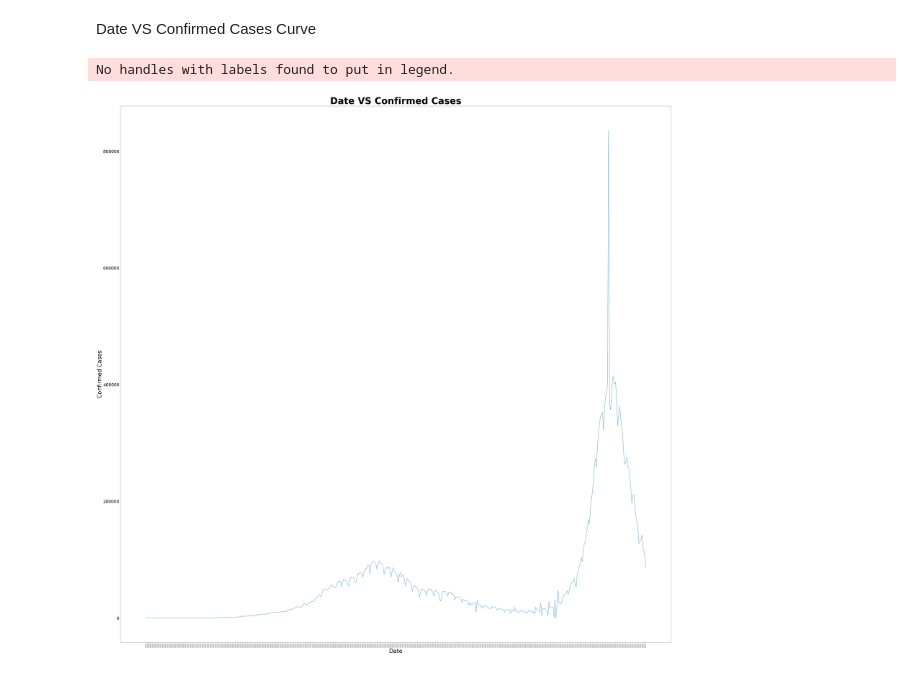
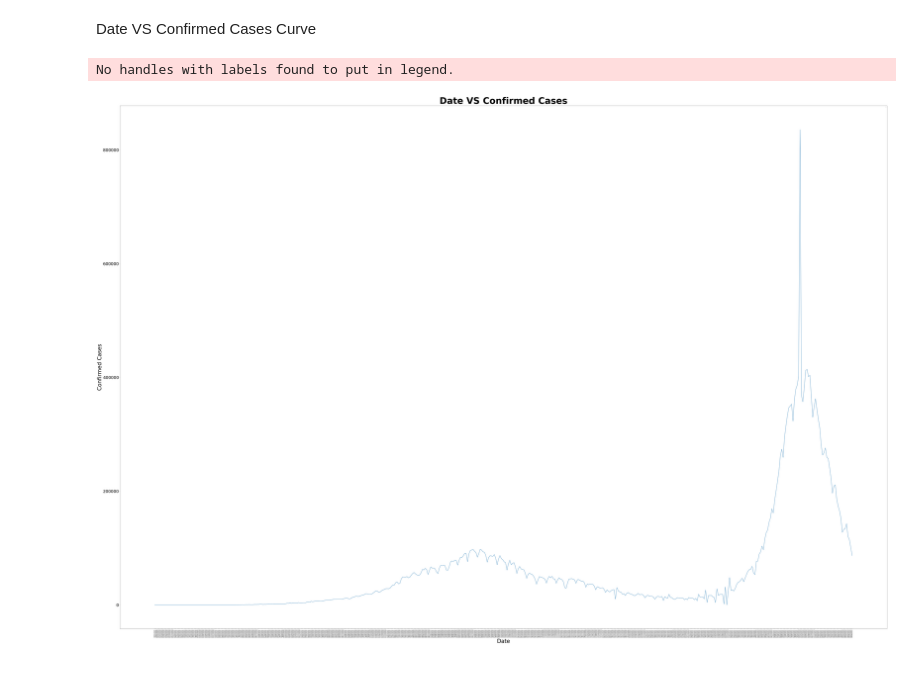
Before and after one commit to jacob-siby/DV_CovData, a Jupyter notebook: DV_cov_data_2.ipynb, the cells around one changed output. Cells and saved outputs as stored; diff of their text form; code cells hidden in the pictures.

```diff
--- a/DV_cov_data_2.ipynb
+++ b/DV_cov_data_2.ipynb
@@ -393,35 +393,37 @@ print(s)
 # %% [markdown]
 Date VS Confirmed Cases Curve
 # %%
-import operator
 d_data={}
 d_data['date']=u_date
 d_data['count']=d
 
 
 
 x=d_data['date']
 y=d_data['count']
 
 
 # plotting a line plot after changing it's width and height
 p = plt.figure()
-p.set_figwidth(70)
+p.set_figwidth(100)
 p.set_figheight(70)
 
+
 plt.plot(x, y)
-plt.legend()
+
 
 plt.title('Date VS Confirmed Cases', fontsize=65, fontweight='bold')
 plt.xlabel('Date', fontsize=40)
 plt.ylabel('Confirmed Cases', fontsize=40)
 
 
 plt.yticks(fontsize=30)
-plt.xticks(fontsize=5, rotation='vertical')
+plt.xticks(fontsize=10, rotation='vertical')
+plt.legend()
+
 
 plt.show()
 p.savefig('Date_CaseCurve_plot.png')
 # %% [output]
 No handles with labels found to put in legend.
-[figure, old version]
+[figure, new version]
```
